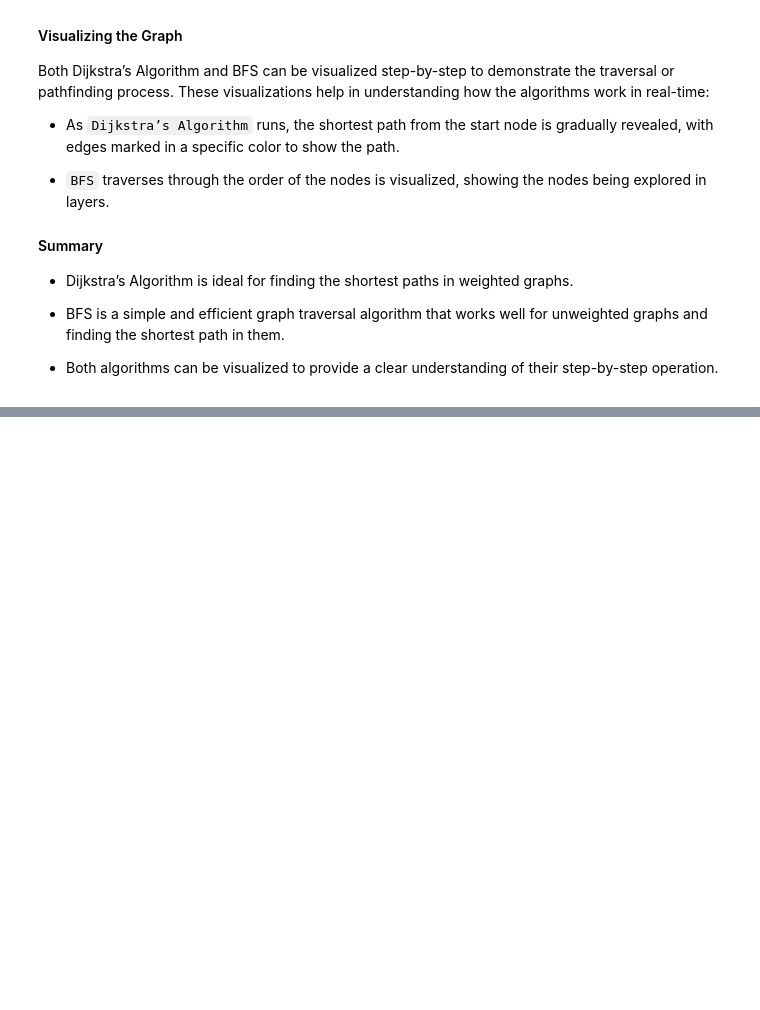
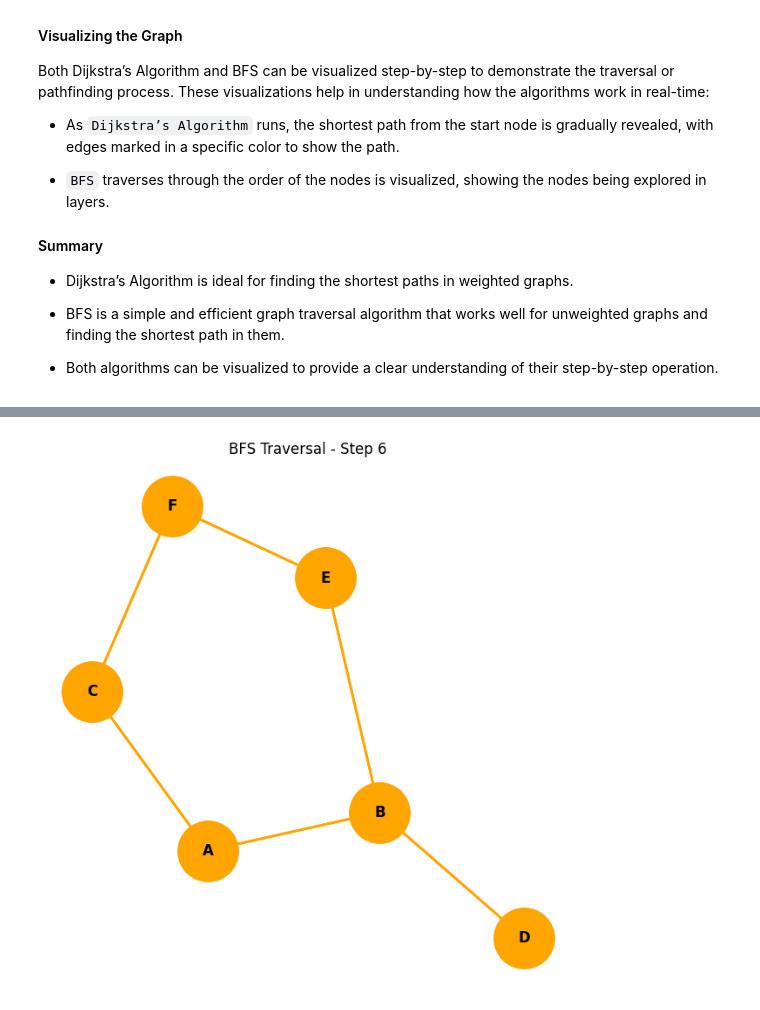
Before and after one commit to notansjwmember/dsa-finals, a Jupyter notebook: output.ipynb, the cells around one changed output, grey strips where cells are left out. Saved outputs shown, nothing was run; the diff lists cells and outputs as text; code cells hidden in the pictures; blank space fills up the shorter version.

Commit message:
Finished the graph and bfs

```diff
--- a/output.ipynb
+++ b/output.ipynb
@@ -1004,0 +1064,93 @@ print(bfs(graph, 'A'))
+# %%
+import matplotlib.pyplot as plt
+import networkx as nx
+from collections import deque
+import time
+from IPython.display import clear_output
+
+def bfs(graph, start):
+    # Initialize a set (an array with no duplicates)
+    visited = set()
+
+    # Queue for visiting the nodes
+    # We start at the given start node
+    queue = deque([start])
+
+    # Initialize an empty array for the path sequence
+    traversal_order = []
+
+    # While there are still items in the queue
+    while queue:
+        # For each loop, we pop the queue
+        # Because we need to reference the shortest path
+        node = queue.popleft()
+
+        # If the current node processed is not yet in the set
+        # Meaning if we haven't processed this node yet
+        if node not in visited:
+            # Then of course, we add it to the set, since we've processed it now
+            visited.add(node)
+            # Append this to the path sequence
+            traversal_order.append(node)
+
+            # Loop thru the node's array (the neighbor)
+            for neighbor in graph[node]:
+                # Then their node or element
+                # Also check if we've visited this
+                if neighbor not in visited:
+                    # Then add it to the path sequence
+                    queue.append(neighbor)
+
+    # Return the shortest path sequence
+    return traversal_order
+
+# Sample graph for BFS
+# We have no weights for this
+graph = {
+    'A': ['B', 'C'],
+    'B': ['A', 'D', 'E'],
+    'C': ['A', 'F'],
+    'D': ['B'],
+    'E': ['B', 'F'],
+    'F': ['C', 'E']
+}
+
+# Set the start node as A
+start_node = 'A'
+# Get the traversal order returned from the bfs method
+traversal_order = bfs(graph, start_node)
+
+G = nx.Graph(graph)
+pos = nx.spring_layout(G, seed=42)
+
+def update_graph(step, delay):
+    clear_output(wait=True)
+
+    plt.figure(figsize=(6, 6))
+
+    nx.draw(G, pos, with_labels=True, node_size=2000, node_color='lightblue', font_size=12, font_weight='bold', edge_color='gray')
+
+    # We use [:step + 1] because this is the index from the start added by 1
+    for node in traversal_order[:step + 1]:
+        nx.draw_networkx_nodes(G, pos, nodelist=[node], node_color='orange', node_size=2500)
+
+    # Initialize an empty array to store the edges (lines)
+    # With their appropriate sequence
+    edges_to_highlight = []
+    for node in traversal_order[:step + 1]:
+        for neighbor in graph[node]:
+            if neighbor in traversal_order[:step + 1]:
+                edges_to_highlight.append((node, neighbor))
+
+    nx.draw_networkx_edges(G, pos, edgelist=edges_to_highlight, edge_color='orange', width=2)
+
+    plt.title(f"BFS Traversal - Step {step + 1}")
+    plt.show()
+    time.sleep(delay)
+
+for step in range(len(traversal_order)):
+    update_graph(step, delay=1)
+
+print(f"Final BFS Path Sequence: {traversal_order}")
+# %% [output]
+[figure, added]
```
Also changed, not shown: parts of 6 cells of this notebook, 3 other files.
